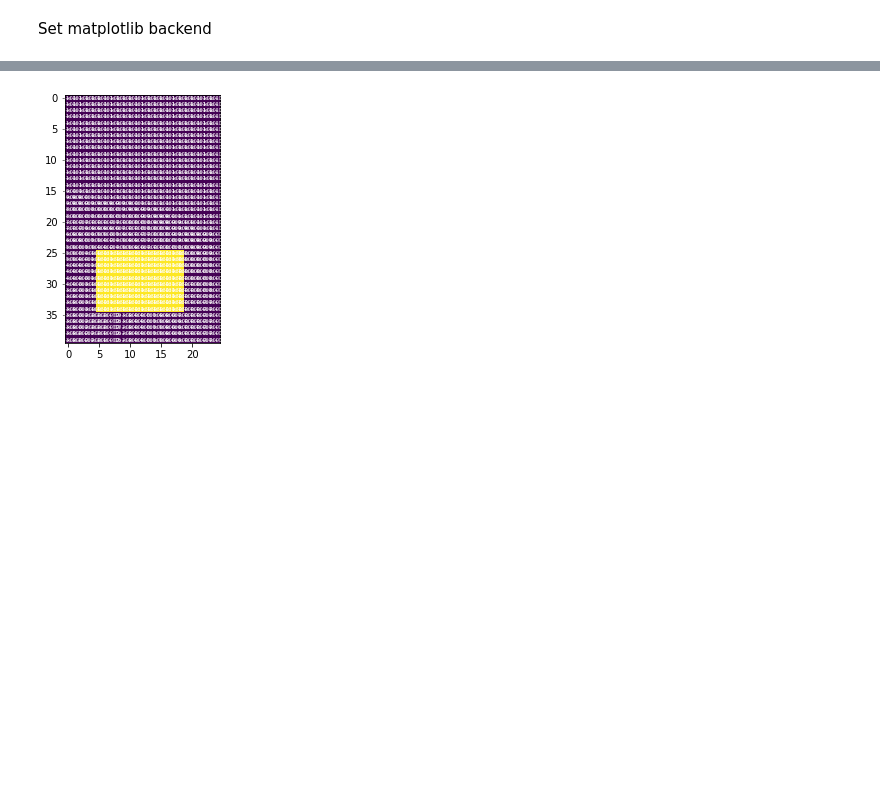
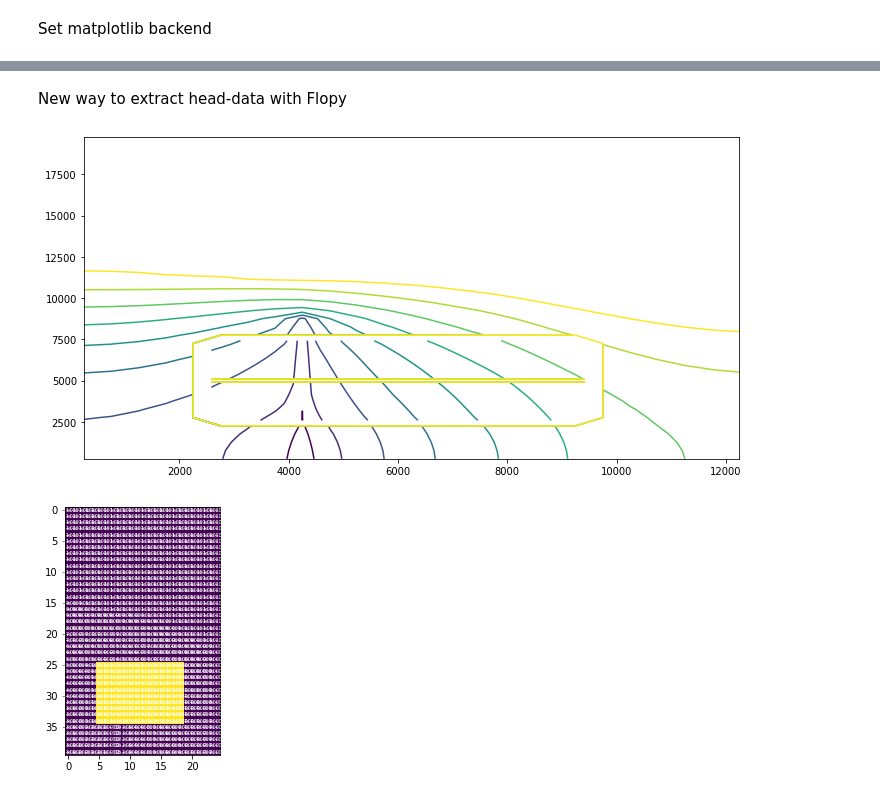
Before and after one commit to Hofer-Julian/modflow-debug-gui, a Jupyter notebook: modflow-debug-gui.ipynb, the cells around one changed output, grey strips where cells are left out. Drawn from its saved outputs; the diff is of its cells as text; code cells hidden in the pictures; blank space fills up the shorter version.

Commit message:
Run modflow with flopy and access data the new way

```diff
--- a/modflow-debug-gui.ipynb
+++ b/modflow-debug-gui.ipynb
@@ -22,3 +36,11 @@ flopy is installed in C:\Users\hofer_jn\AppData\Local\Continuum\anaconda3\lib\si
 # %%
+sim_name = "mfsim.nam"
 modflow_path = Path("c:/checkouts/modflow6/bin/mf6d.exe")
 example_path = Path("c:/checkouts/modflow-debug-gui/data/test120_mv_dis-lgr_3models")
+
+sim = flopy.mf6.MFSimulation.load(
+    sim_name=sim_name,
+    version="mf6",
+    exe_name=str(modflow_path),
+    sim_ws=str(example_path),
+)
@@ -74,0 +57,2 @@ plt.show()
+# %%
+sim.run_simulation()
@@ -75,3 +89,63 @@ plt.show()
+# %% [markdown]
+New way to extract head-data with Flopy
+# %%
+head_mv = sim.simulation_data.mfdata["mv", "HDS", "HEAD"][0]
+head_child1 = sim.simulation_data.mfdata["child1", "HDS", "HEAD"][0]
+head_child2 = sim.simulation_data.mfdata["child2", "HDS", "HEAD"][0]
+# %%
+plt.figure(figsize=(10, 5))
+levels = np.arange(1, 10, 1)
+
+
+xorigin = 0
+yorigin = 0
+nlay = 5
+nrow = 40
+ncol = 25
+delr = 500
+delc = 500
+Lx = delr * ncol
+Ly = delc * nrow
+extent = (delr / 2.0, Lx - delr / 2.0, Ly - delc / 2.0, delc / 2.0)
+plt.contour(head_mv[0, :, :], levels=levels, extent=extent)
+
+xorigin = 2500
+yorigin = 2500
+nlay = 5
+nrow = 30
+ncol = 42
+delr = 166.66666667
+delc = 166.66666667
+Lx = delr * ncol
+Ly = delc * nrow
+extent = (
+    delr / 2.0 + xorigin,
+    Lx - delr / 2.0 + xorigin,
+    Ly - delc / 2.0 + yorigin,
+    delc / 2.0 + yorigin,
+)
+plt.contour(head_child1[0, :, :], levels=levels, extent=extent)
+
+xorigin = 2500
+yorigin = 2500
+nlay = 5
+nrow = 30
+ncol = 42
+delr = 166.66666667
+delc = 166.66666667
+Lx = delr * ncol
+Ly = delc * nrow
+extent = (
+    delr / 2.0 + xorigin,
+    Lx - delr / 2.0 + xorigin,
+    Ly - delc / 2.0 + yorigin,
+    delc / 2.0 + yorigin,
+)
+plt.contour(head_child2[0, :, :], levels=levels, extent=extent)
+plt.tight_layout()
+plt.show()
+# %% [output]
+[figure, added]
 # %%
 # plt.figure(figsize=(20, 5))
 
```
Also changed, not shown: parts of 14 cells of this notebook.
